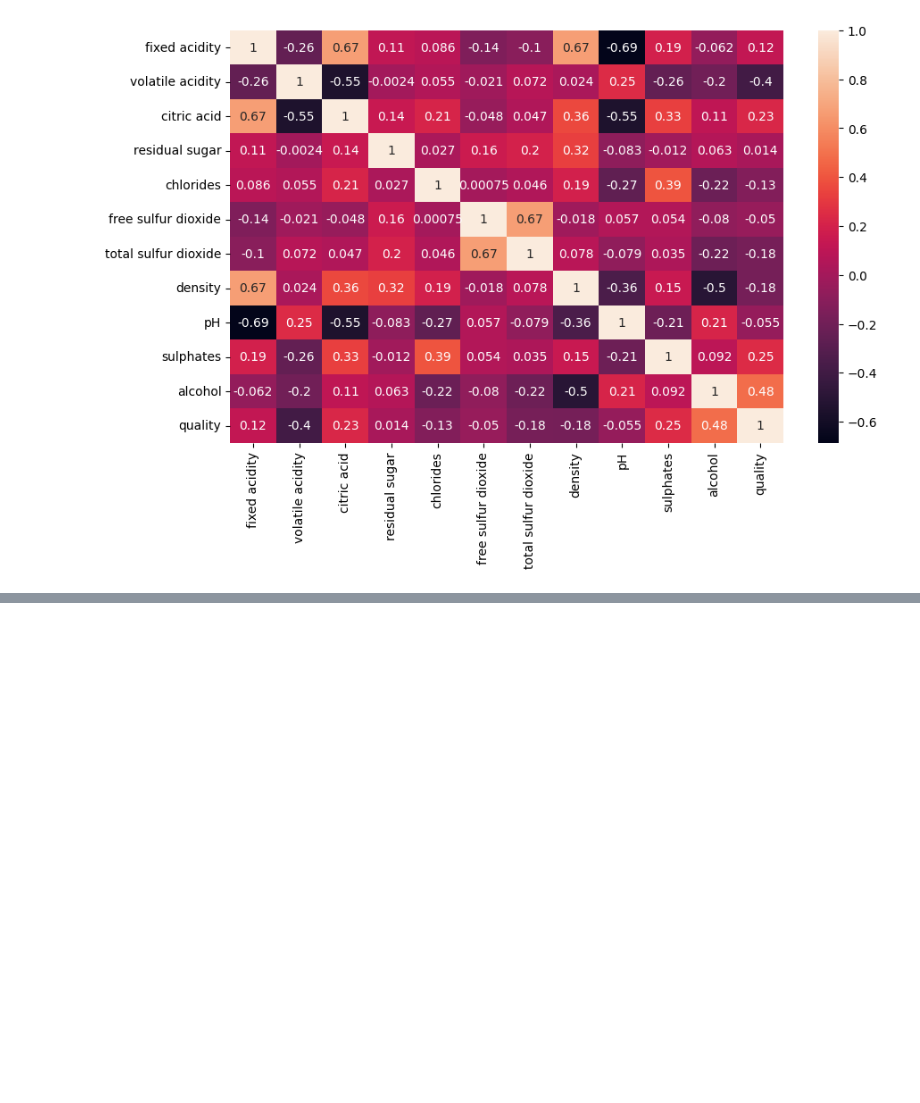
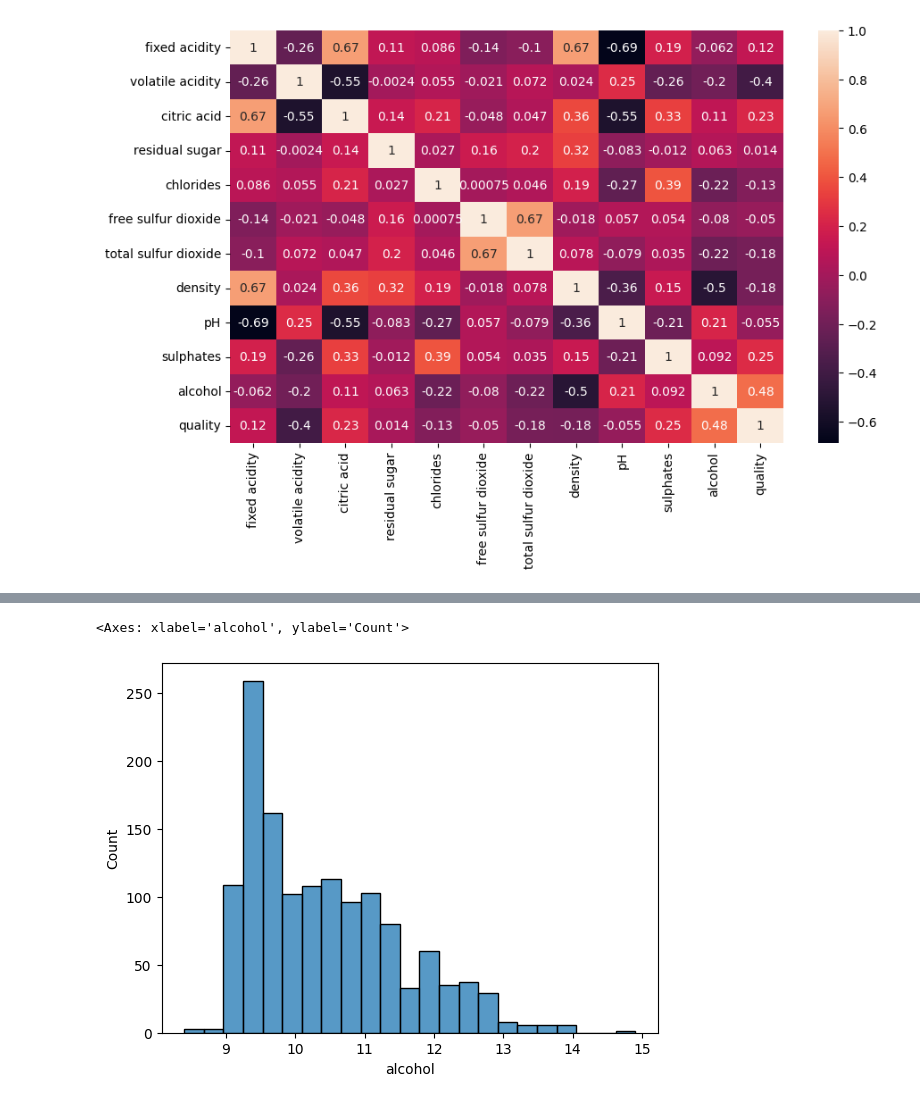
Before and after one commit to zobayer301/Code, a Jupyter notebook: Season 2/EDA/red_wine.ipynb, the cells around one changed output, grey strips where cells are left out. Saved outputs shown, nothing was run; the diff lists cells and outputs as text; code cells hidden in the pictures; blank space fills up the shorter version.

```diff
--- a/Season 2/EDA/red_wine.ipynb
+++ b/Season 2/EDA/red_wine.ipynb
@@ -127,0 +152,5 @@ sns.heatmap(df.corr(),annot=True)
+# %%
+sns.histplot(df['alcohol'])
+# %% [output]
+<Axes: xlabel='alcohol', ylabel='Count'>
+[figure, added]
```
Also changed, not shown: parts of 6 cells of this notebook.
